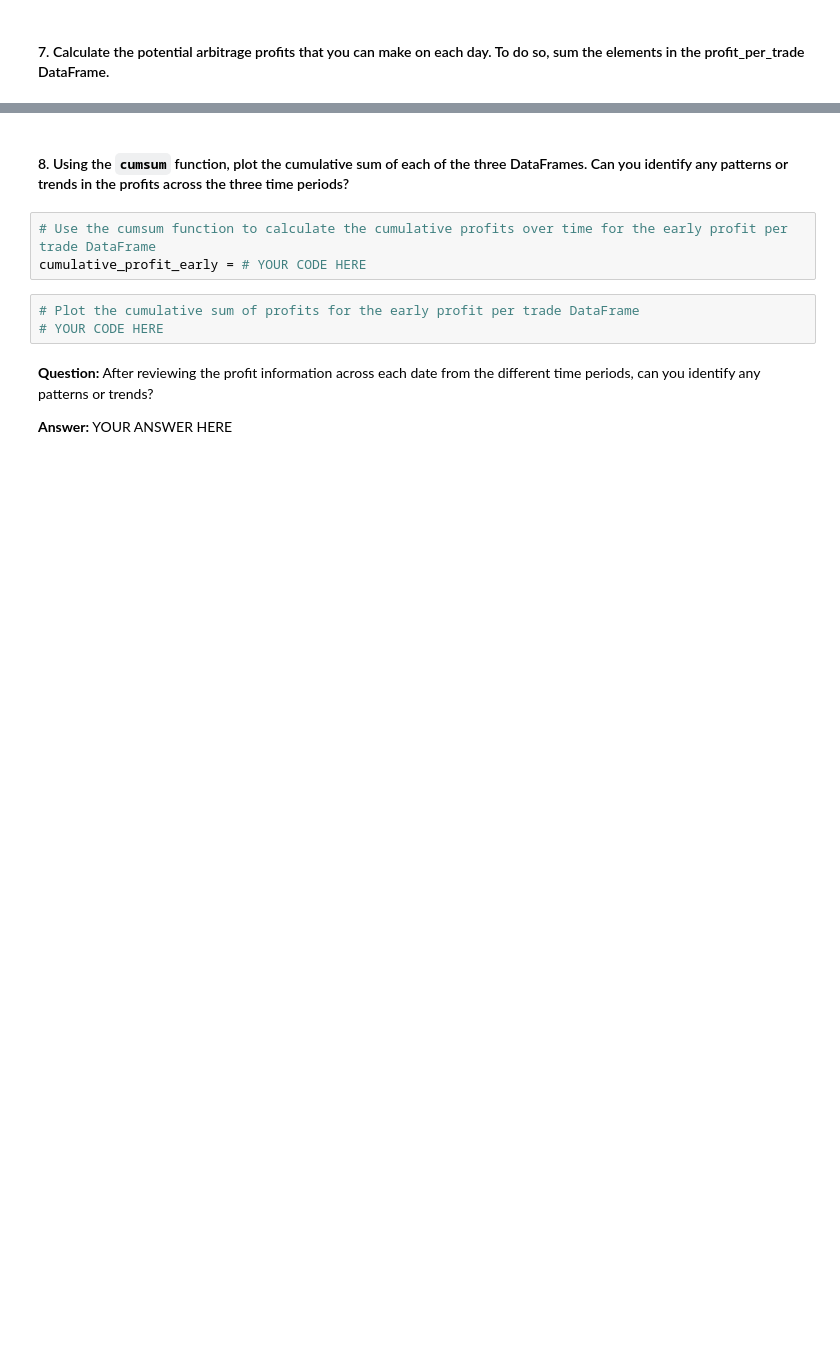
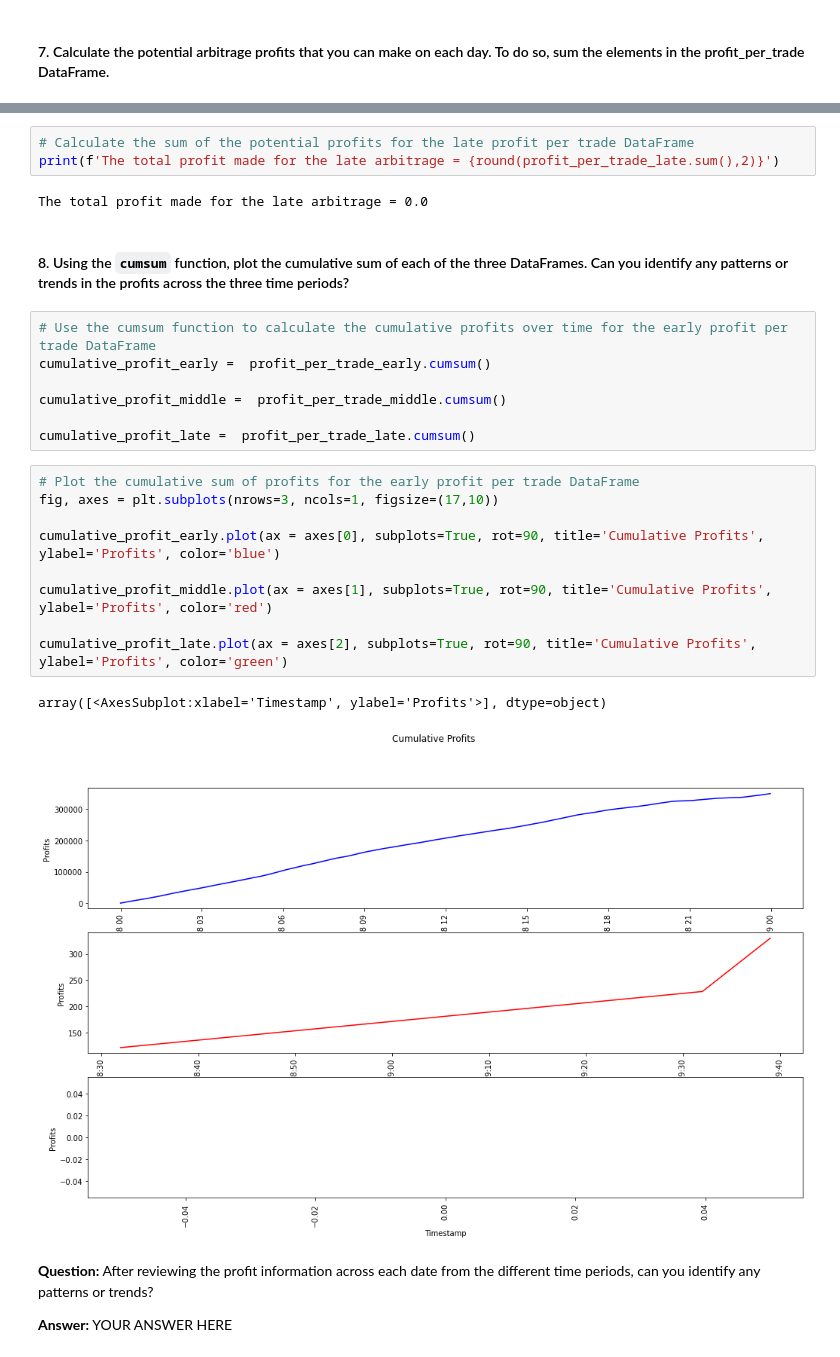
Before and after one commit to scottslusher/Crypto-Arbitrage, a Jupyter notebook: Starter_Code/Starter_Code/crypto_arbitrage.ipynb, the cells around one changed output, grey strips where cells are left out. Cells and saved outputs as stored; diff of their text form; blank space fills up the shorter version.

```diff
--- a/Starter_Code/Starter_Code/crypto_arbitrage.ipynb
+++ b/Starter_Code/Starter_Code/crypto_arbitrage.ipynb
@@ -520,11 +804,29 @@ profit_per_trade_early = # YOUR CODE HERE
+# %%
+# Calculate the sum of the potential profits for the late profit per trade DataFrame
+print(f'The total profit made for the late arbitrage = {round(profit_per_trade_late.sum(),2)}')
+# %% [output]
+The total profit made for the late arbitrage = 0.0
 # %% [markdown]
 #### 8. Using the `cumsum` function, plot the cumulative sum of each of the three DataFrames. Can you identify any patterns or trends in the profits across the three time periods?
 # %%
 # Use the cumsum function to calculate the cumulative profits over time for the early profit per trade DataFrame
-cumulative_profit_early = # YOUR CODE HERE
+cumulative_profit_early =  profit_per_trade_early.cumsum()
+
+cumulative_profit_middle =  profit_per_trade_middle.cumsum()
+
+cumulative_profit_late =  profit_per_trade_late.cumsum()
-# %%
-# Plot the cumulative sum of profits for the early profit per trade DataFrame
-# YOUR CODE HERE
+# %%
+# Plot the cumulative sum of profits for the early profit per trade DataFrame
+fig, axes = plt.subplots(nrows=3, ncols=1, figsize=(17,10))
+
+cumulative_profit_early.plot(ax = axes[0], subplots=True, rot=90, title='Cumulative Profits', ylabel='Profits', color='blue')
+
+cumulative_profit_middle.plot(ax = axes[1], subplots=True, rot=90, title='Cumulative Profits', ylabel='Profits', color='red')
+
+cumulative_profit_late.plot(ax = axes[2], subplots=True, rot=90, title='Cumulative Profits', ylabel='Profits', color='green')
+# %% [output]
+array([<AxesSubplot:xlabel='Timestamp', ylabel='Profits'>], dtype=object)
+[figure, added]
 # %% [markdown]
 **Question:** After reviewing the profit information across each date from the different time periods, can you identify any patterns or trends?
 
```
Also changed, not shown: parts of 14 cells of this notebook.
